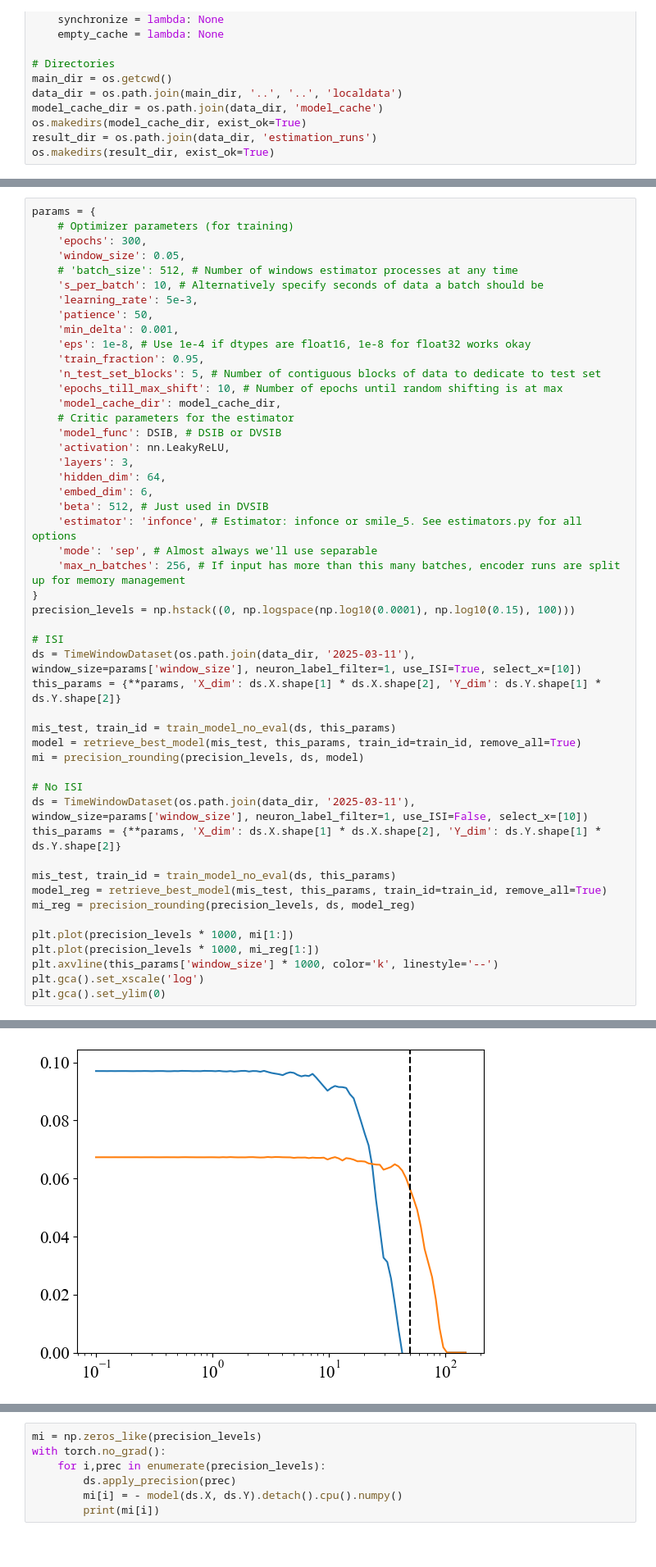
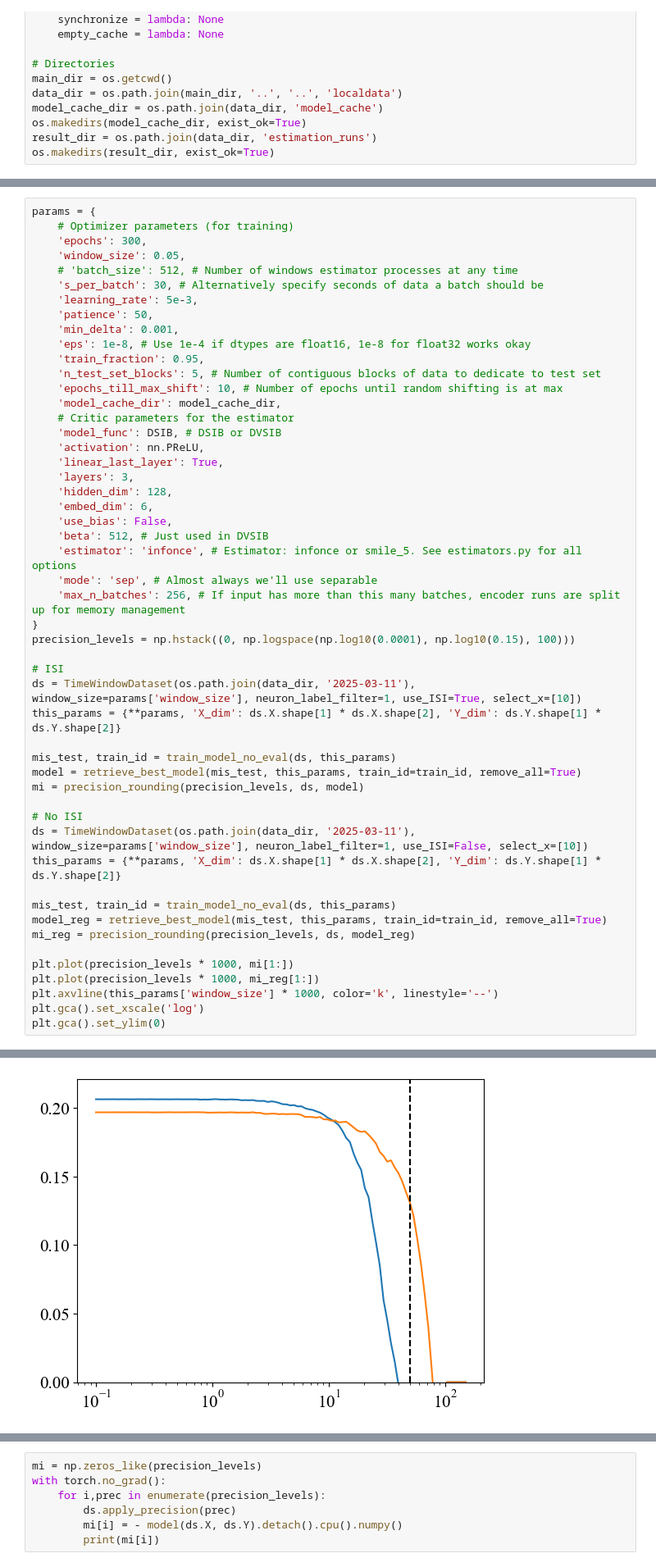
Before and after one commit to LeoJW/VNCMPanalysis, a Jupyter notebook: eslam_MI/Mothy_MI.ipynb, the cells around one changed output, grey strips where cells are left out. Shown at 82% size. Saved outputs shown, nothing was run; the diff lists cells and outputs as text.

Commit message:
linear output activation option, sweep over activation options, just sticking to ISI

```diff
--- a/eslam_MI/Mothy_MI.ipynb
+++ b/eslam_MI/Mothy_MI.ipynb
@@ -74,7 +69,7 @@ params = {
     'epochs': 300,
     'window_size': 0.05,
     # 'batch_size': 512, # Number of windows estimator processes at any time
-    's_per_batch': 10, # Alternatively specify seconds of data a batch should be
+    's_per_batch': 30, # Alternatively specify seconds of data a batch should be
     'learning_rate': 5e-3,
     'patience': 50,
     'min_delta': 0.001,
@@ -85,10 +80,12 @@ params = {
     'model_cache_dir': model_cache_dir,
     # Critic parameters for the estimator
     'model_func': DSIB, # DSIB or DVSIB
-    'activation': nn.LeakyReLU,
+    'activation': nn.PReLU,
+    'linear_last_layer': True,
     'layers': 3,
-    'hidden_dim': 64,
+    'hidden_dim': 128,
     'embed_dim': 6,
+    'use_bias': False,
     'beta': 512, # Just used in DVSIB
     'estimator': 'infonce', # Estimator: infonce or smile_5. See estimators.py for all options
     'mode': 'sep', # Almost always we'll use separable
@@ -139 +136 @@ Early stopping triggered after 50 epochs. Best estimator_ts: -inf
-[figure, old version]
+[figure, new version]
```
Also changed, not shown: parts of 3 cells of this notebook, 2 other files.
